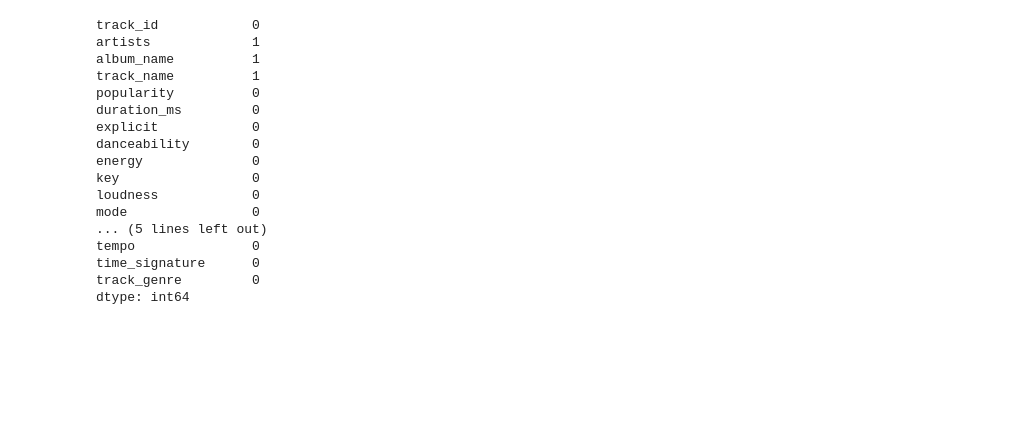
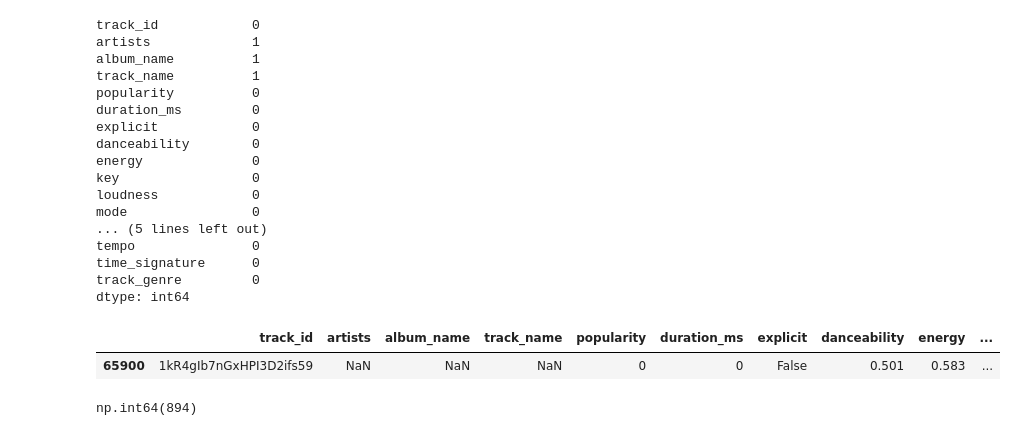
Before and after one commit to Bourne215/spotify_eda_BenjaminTrieu, a Jupyter notebook: notebook/EDA_Exercise.ipynb, the cells around one changed output. Cells and saved outputs as stored; diff of their text form; code cells hidden in the pictures; blank space fills up the shorter version.

```diff
--- a/notebook/EDA_Exercise.ipynb
+++ b/notebook/EDA_Exercise.ipynb
@@ -102,3 +102,13 @@ tempo               0
 time_signature      0
 track_genre         0
 dtype: int64
+# %%
+#looking at boolean value
+spotifyEDA_df.loc[spotifyEDA_df['artists'].isna()]
+# %% [output]
+|  | track_id | artists | album_name | track_name | popularity | duration_ms | explicit | danceability | energy | ... |
+| 65900 | 1kR4gIb7nGxHPI3D2ifs59 | NaN | NaN | NaN | 0 | 0 | False | 0.501 | 0.583 | ... |
+# %%
+spotifyEDA_df.duplicated(keep=False).sum()
+# %% [output]
+np.int64(894)
```
Also changed, not shown: parts of 2 cells of this notebook.
